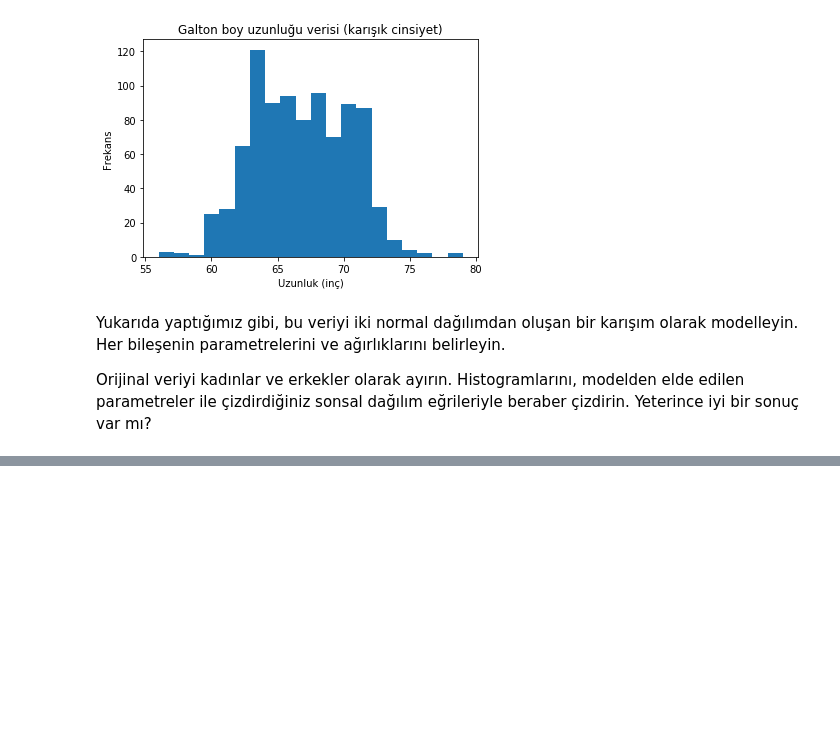
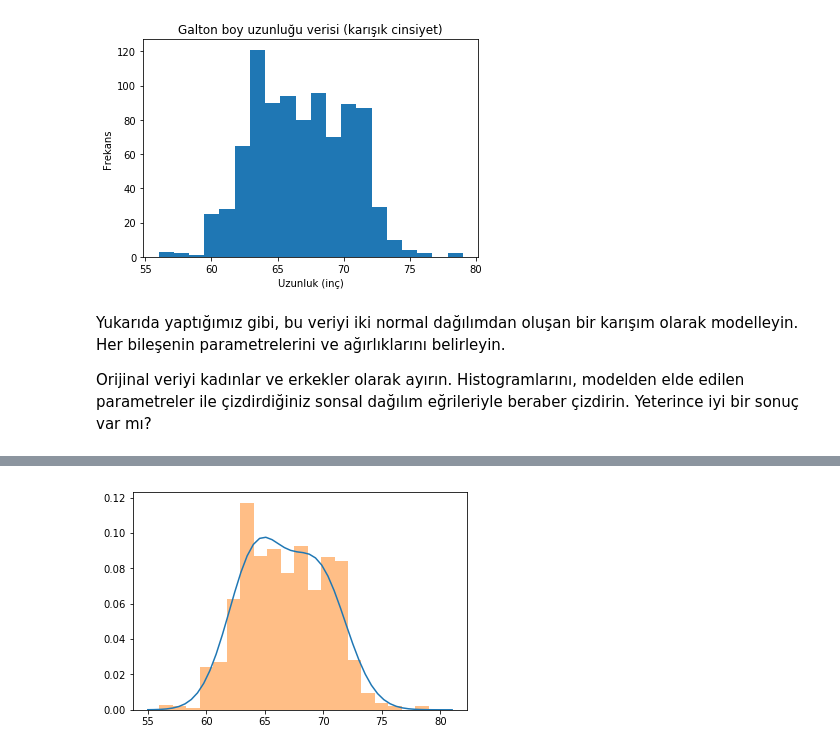
Before and after one commit to sibirbil/VBYO, a Jupyter notebook: kodlar/Simulasyon/Bayesci Kestirim 2 - Karışım modelleri.ipynb, the cells around one changed output, grey strips where cells are left out. Cells and saved outputs as stored; diff of their text form; code cells hidden in the pictures; blank space fills up the shorter version.

```diff
--- a/kodlar/Simulasyon/Bayesci Kestirim 2 - Karışım modelleri.ipynb
+++ b/kodlar/Simulasyon/Bayesci Kestirim 2 - Karışım modelleri.ipynb
@@ -144,0 +186,13 @@ Orijinal veriyi kadınlar ve erkekler olarak ayırın. Histogramlarını, modeld
+# %%
+w1, w2 = np.mean(boy_numuneler.get_values("boy_agirlik"),axis=0)
+m1, m2 = np.mean(boy_numuneler.get_values("boy_ort"), axis=0)
+sd1, sd2 = np.mean(boy_numuneler.get_values("boy_stsap"), axis=0)
+# %%
+b = np.linspace(55,81,50)
+plt.plot(b,
+         w1*np.exp(-(b-m1)**2/(2*sd1**2))/np.sqrt(2*np.pi*sd1**2)+
+         w2*np.exp(-(b-m2)**2/(2*sd2**2))/np.sqrt(2*np.pi*sd2**2),
+        label="sonsal")
+plt.hist(boylar,bins=20, normed=True ,alpha=0.5);
+# %% [output]
+[figure, added]
```
Also changed, not shown: parts of 5 cells of this notebook, 5 other files.
